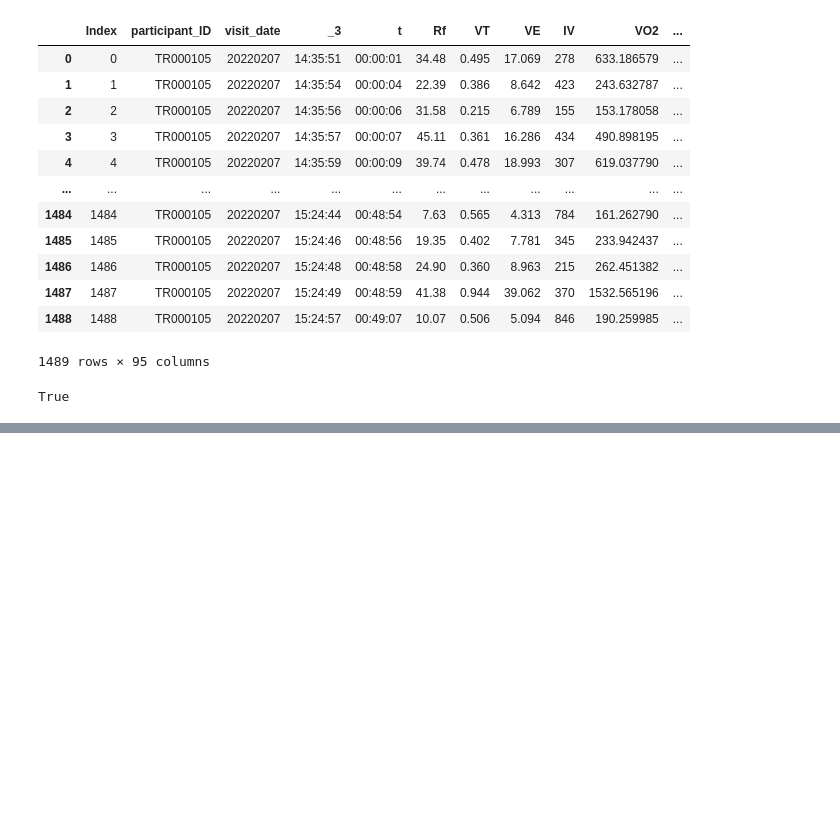
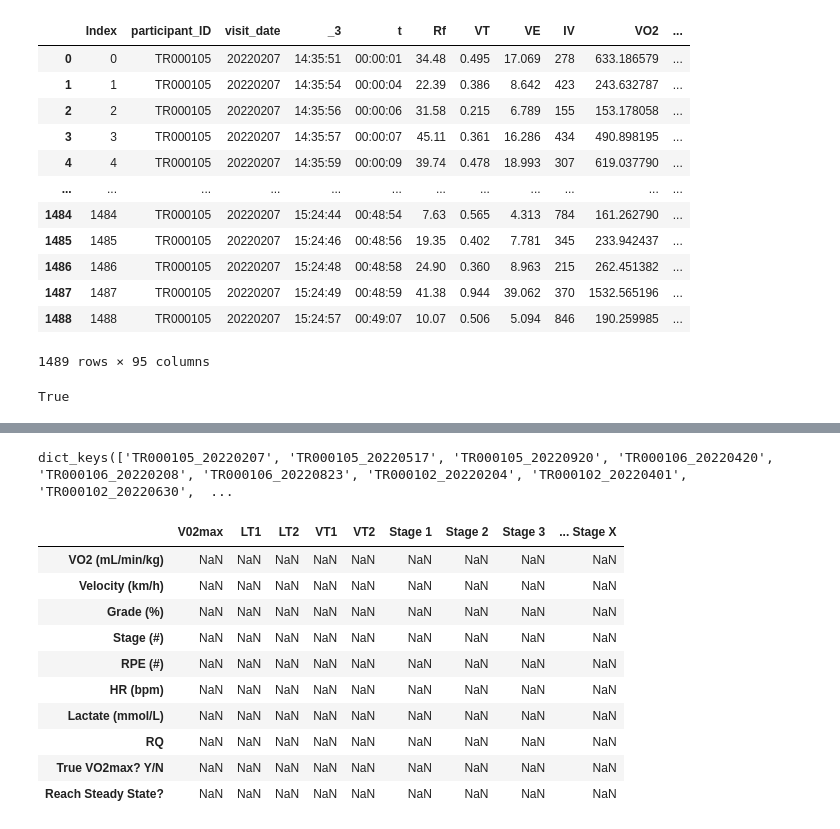
Before and after one commit to myschne/SI485Project, a Jupyter notebook: MIPACEFeatExt.ipynb, the cells around one changed output, grey strips where cells are left out. Drawn from its saved outputs; the diff is of its cells as text; code cells hidden in the pictures; blank space fills up the shorter version.

```diff
--- a/MIPACEFeatExt.ipynb
+++ b/MIPACEFeatExt.ipynb
@@ -75,0 +198,43 @@ True
+# %%
+#Create Result Dataframes
+def create_results_dictionary(parent_df):
+    participant_registry = dict()
+    for row in parent_df.itertuples():
+        participant_registry[row.participant_ID] = dict()
+    for row in parent_df.itertuples():
+        participant_registry[row.participant_ID][row.visit_date] = []
+    participant_result_df = dict()
+    columns = ["V02max", "LT1", "LT2", "VT1", "VT2", "Stage 1", "Stage 2", "Stage 3", "... Stage X"]
+    rows = [
+        "VO2 (mL/min/kg)",
+        "Velocity (km/h)",
+        "Grade (%)",
+        "Stage (#)",
+        "RPE (#)",
+        "HR (bpm)",
+        "Lactate (mmol/L)",
+        "RQ",
+        "True VO2max? Y/N",
+        "Reach Steady State?",
+    ]
+    for participant_id, participant_data in participant_registry.items():
+        for visit_date in participant_data.keys():
+            participant_result_df[f'{participant_id}_{visit_date}'] = pd.DataFrame(columns=columns, index=rows)
+    print(participant_df.keys())
+    return participant_result_df
+
+participant_result_df = create_results_dictionary(big_frame)
+participant_result_df['TR000105_20220207']
+# %% [output]
+dict_keys(['TR000105_20220207', 'TR000105_20220517', 'TR000105_20220920', 'TR000106_20220420', 'TR000106_20220208', 'TR000106_20220823', 'TR000102_20220204', 'TR000102_20220401', 'TR000102_20220630',  ...
+|  | V02max | LT1 | LT2 | VT1 | VT2 | Stage 1 | Stage 2 | Stage 3 | ... Stage X |
+| VO2 (mL/min/kg) | NaN | NaN | NaN | NaN | NaN | NaN | NaN | NaN | NaN |
+| Velocity (km/h) | NaN | NaN | NaN | NaN | NaN | NaN | NaN | NaN | NaN |
+| Grade (%) | NaN | NaN | NaN | NaN | NaN | NaN | NaN | NaN | NaN |
+| Stage (#) | NaN | NaN | NaN | NaN | NaN | NaN | NaN | NaN | NaN |
+| RPE (#) | NaN | NaN | NaN | NaN | NaN | NaN | NaN | NaN | NaN |
+| HR (bpm) | NaN | NaN | NaN | NaN | NaN | NaN | NaN | NaN | NaN |
+| Lactate (mmol/L) | NaN | NaN | NaN | NaN | NaN | NaN | NaN | NaN | NaN |
+| RQ | NaN | NaN | NaN | NaN | NaN | NaN | NaN | NaN | NaN |
+| True VO2max? Y/N | NaN | NaN | NaN | NaN | NaN | NaN | NaN | NaN | NaN |
+| Reach Steady State? | NaN | NaN | NaN | NaN | NaN | NaN | NaN | NaN | NaN |
```
Also changed, not shown: parts of 4 cells of this notebook.
